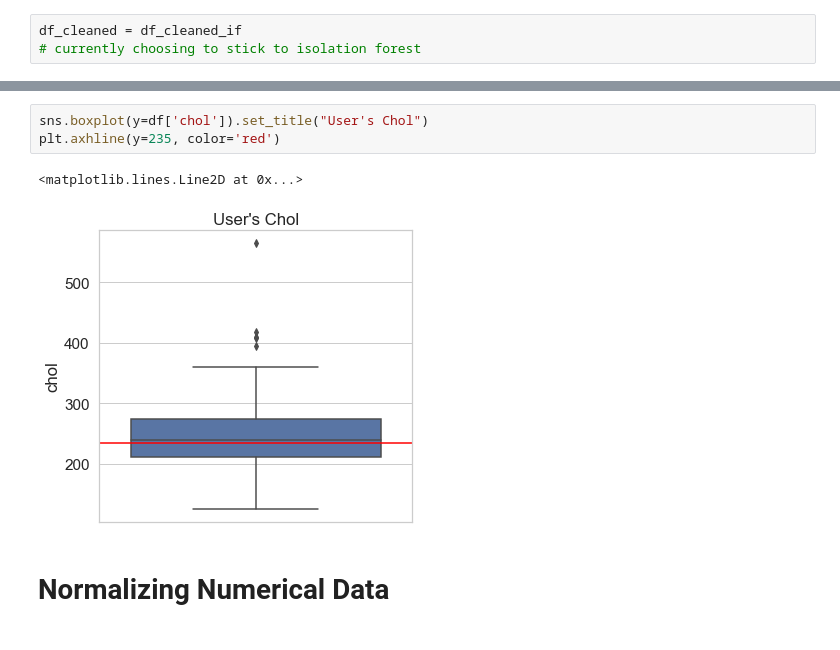
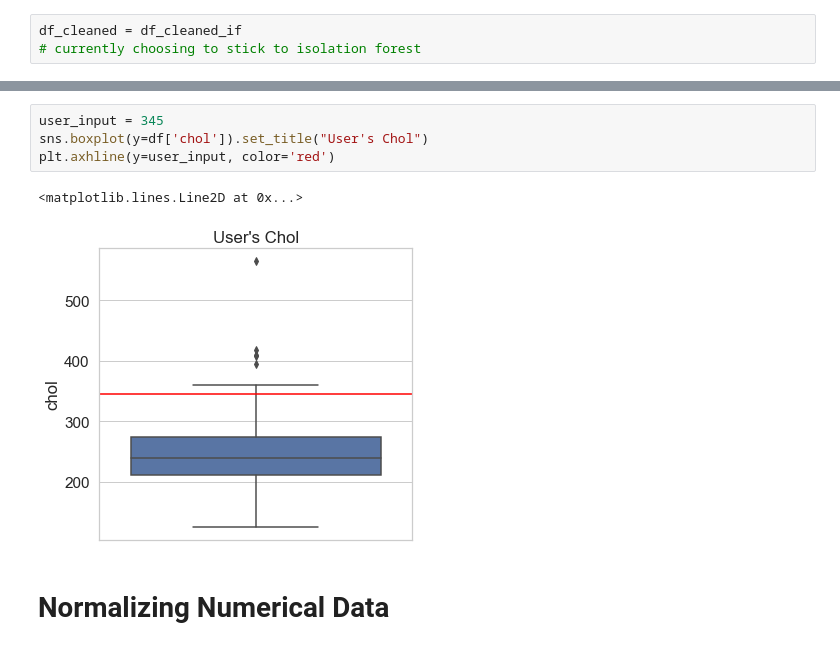
Before and after one commit to cat-castle-99/ECS171Proj, a Jupyter notebook: Project_User_Position.ipynb, the cells around one changed output, grey strips where cells are left out. Cells and saved outputs as stored; diff of their text form.

Commit message:
User's Position & save plot to images
User's Position plotted for every numerical variable & correlation matrix is saved to a file named 'ECS171_project_correlation_matrix.png'

```diff
--- a/Project_User_Position.ipynb
+++ b/Project_User_Position.ipynb
@@ -272,9 +295,10 @@ plt.axhline(y=45, color='red')
 # %%
+user_input = 345
 sns.boxplot(y=df['chol']).set_title("User's Chol")
-plt.axhline(y=235, color='red')
+plt.axhline(y=user_input, color='red')
 # %% [output]
 <matplotlib.lines.Line2D at 0x...>
-[figure, old version]
+[figure, new version]
 # %% [markdown]
 # Normalizing Numerical Data
 # %%
```
Also changed, not shown: parts of 7 cells of this notebook.
